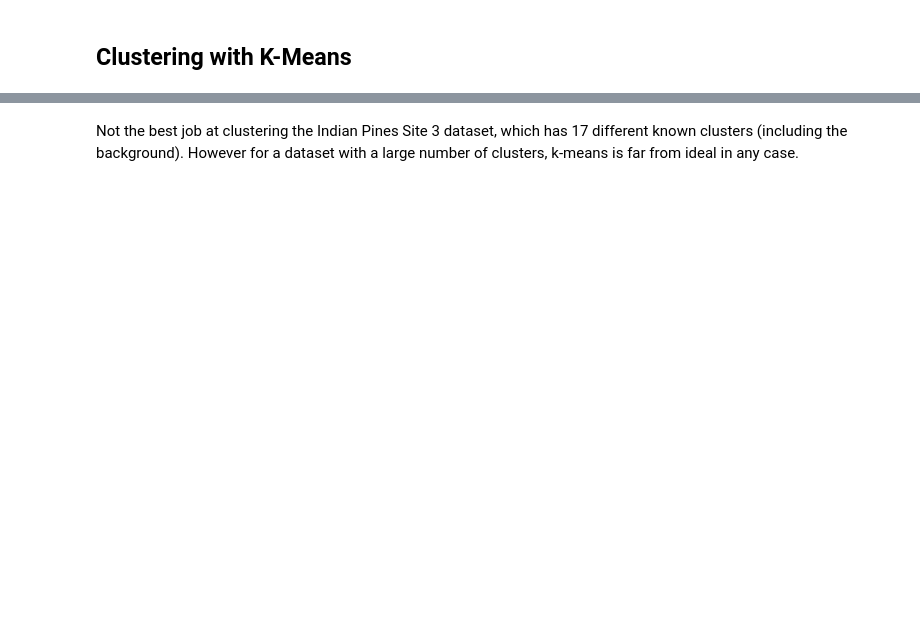
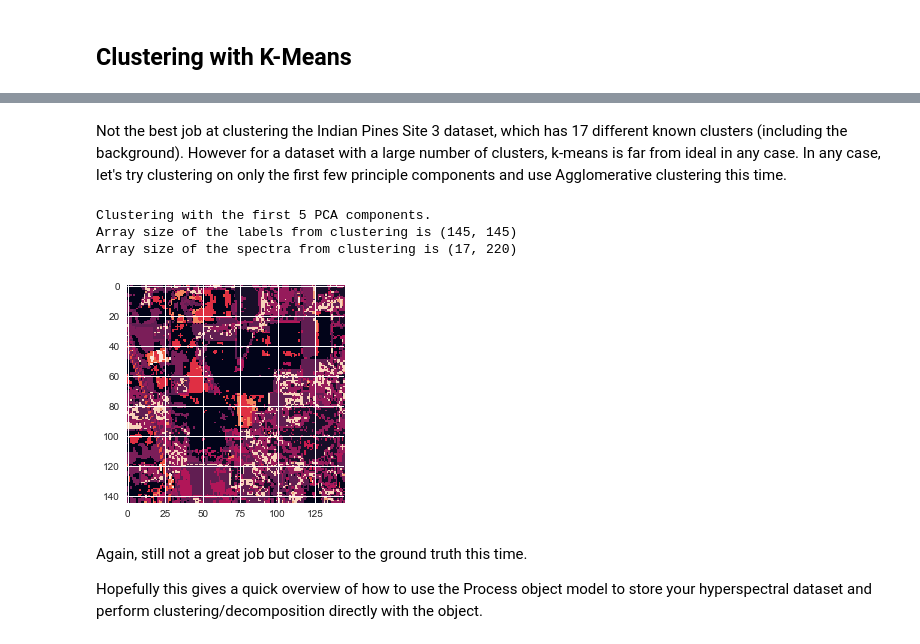
Before and after one commit to priyankshah7/hypers, a Jupyter notebook: examples/indian_pines.ipynb, the cells around one changed output, grey strips where cells are left out. Cells and saved outputs as stored; diff of their text form; code cells hidden in the pictures; blank space fills up the shorter version.

```diff
--- a/examples/indian_pines.ipynb
+++ b/examples/indian_pines.ipynb
@@ -61,2 +97,25 @@ plt.show()
 # %% [markdown]
-Not the best job at clustering the Indian Pines Site 3 dataset, which has 17 different known clusters (including the background). However for a dataset with a large number of clusters, k-means is far from ideal in any case.
+Not the best job at clustering the Indian Pines Site 3 dataset, which has 17 different known clusters (including the background). However for a dataset with a large number of clusters, k-means is far from ideal in any case. In any case, let's try clustering on only the first few principle components and use Agglomerative clustering this time.
+# %%
+lbls_decomposed, spcs_decomposed = X.cluster(
+    mdl=AgglomerativeClustering(n_clusters=17, linkage='complete'),
+    decomposed=True,
+    pca_comps=5
+)
+
+print('Array size of the labels from clustering is', str(lbls_decomposed.shape))
+print('Array size of the spectra from clustering is', str(spcs_decomposed.shape))
+# %% [output]
+Clustering with the first 5 PCA components.
+Array size of the labels from clustering is (145, 145)
+Array size of the spectra from clustering is (17, 220)
+# %%
+plt.figure()
+plt.imshow(lbls_decomposed)
+plt.show()
+# %% [output]
+[figure, added]
+# %% [markdown]
+Again, still not a great job but closer to the ground truth this time.
+
+Hopefully this gives a quick overview of how to use the Process object model to store your hyperspectral dataset and perform clustering/decomposition directly with the object.
```
Also changed, not shown: parts of 15 cells of this notebook.
